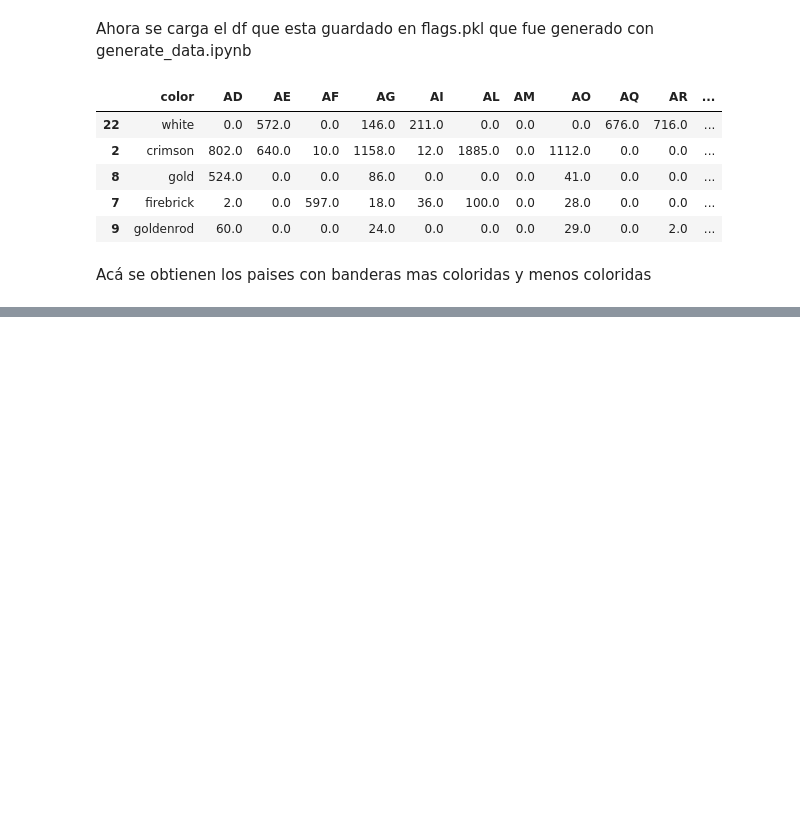
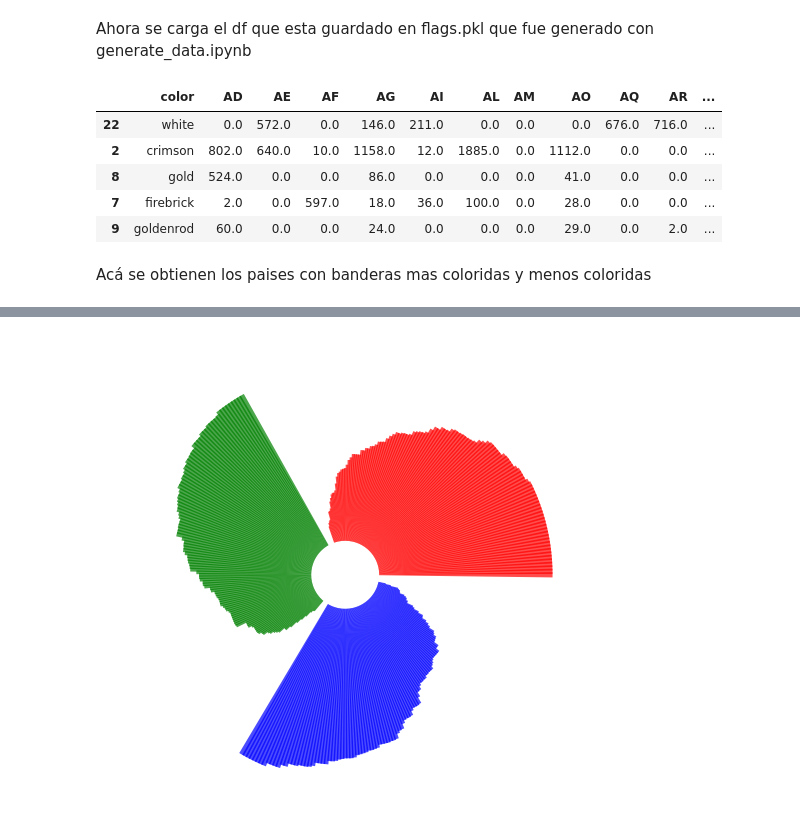
Before and after one commit to davidbetancur8/flags, a Jupyter notebook: python_flags/flags.ipynb, the cells around one changed output, grey strips where cells are left out. Drawn from its saved outputs; the diff is of its cells as text; code cells hidden in the pictures; blank space fills up the shorter version.

```diff
--- a/python_flags/flags.ipynb
+++ b/python_flags/flags.ipynb
@@ -108,0 +151,42 @@ plt.show()
+# %%
+import numpy as np
+df_avg = get_avg(df_flags)
+lObjectsALLcnts = df_flags["r"].sort_values(ascending=False)
+lObjectsALLlbls = df_flags.index
+iN = len(lObjectsALLcnts)
+arrCnts = np.array(lObjectsALLcnts)
+
+theta=np.arange(0,2*np.pi/3,2*np.pi/(3*iN))
+width = (2*np.pi)/iN *0.5
+
+fig = plt.figure(figsize=(8, 8))
+ax = fig.add_axes([0.1, 0.1, 0.75, 0.75], polar=True)
+bars = ax.bar(theta, arrCnts, width=width, bottom=50, color="r", alpha=0.7)
+
+
+
+lObjectsALLcnts = df_flags["g"].sort_values(ascending=False)
+lObjectsALLlbls = df_flags.index
+iN = len(lObjectsALLcnts)
+arrCnts = np.array(lObjectsALLcnts)
+
+theta=np.arange(2*np.pi/3,4*np.pi/3,2*np.pi/(3*iN))
+width = (2*np.pi)/iN *0.5
+
+bars = ax.bar(theta, arrCnts, width=width, bottom=50, color="g", alpha=0.7)
+
+
+lObjectsALLcnts = df_flags["b"].sort_values(ascending=False)
+lObjectsALLlbls = df_flags.index
+iN = len(lObjectsALLcnts)
+arrCnts = np.array(lObjectsALLcnts)
+theta=np.arange(4*np.pi/3,2*np.pi,2*np.pi/(3*iN))
+theta = theta[:-1]
+width = (2*np.pi)/iN *0.5
+
+
+bars = ax.bar(theta, arrCnts, width=width, bottom=50, color="b", alpha=0.7)
+plt.axis('off')
+plt.savefig('rgb_dist.png',  bbox_inches='tight')
+# %% [output]
+[figure, added]
```
Also changed, not shown: parts of 5 cells of this notebook, 7 other files.
